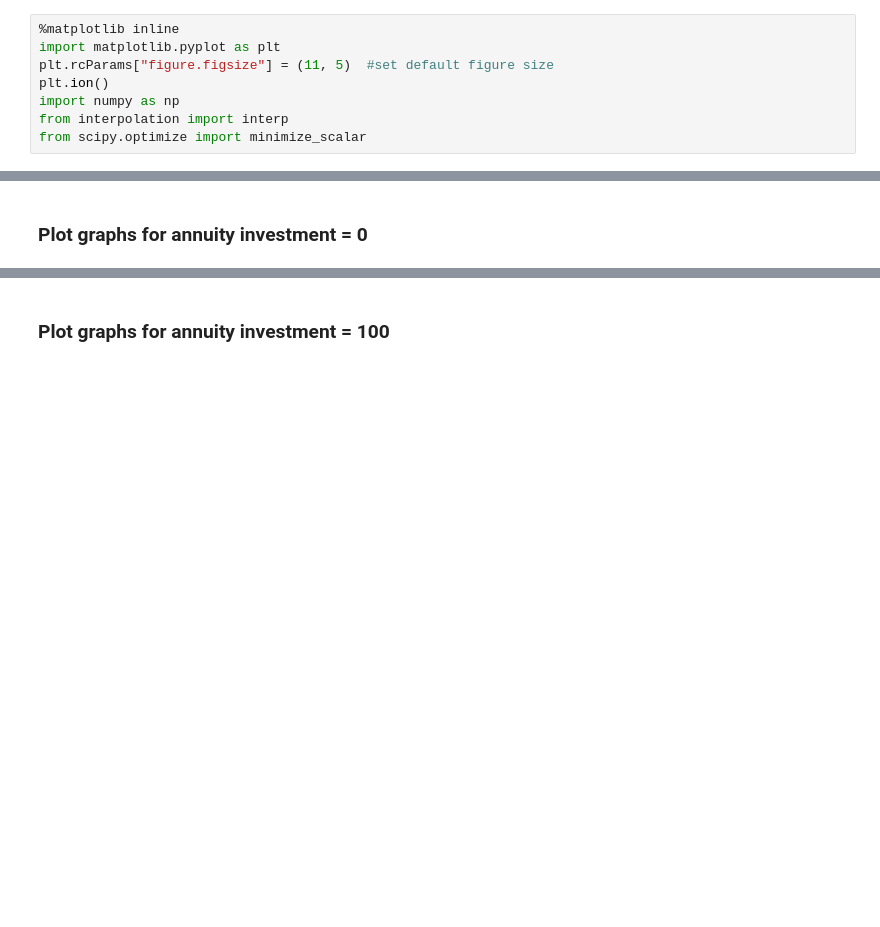
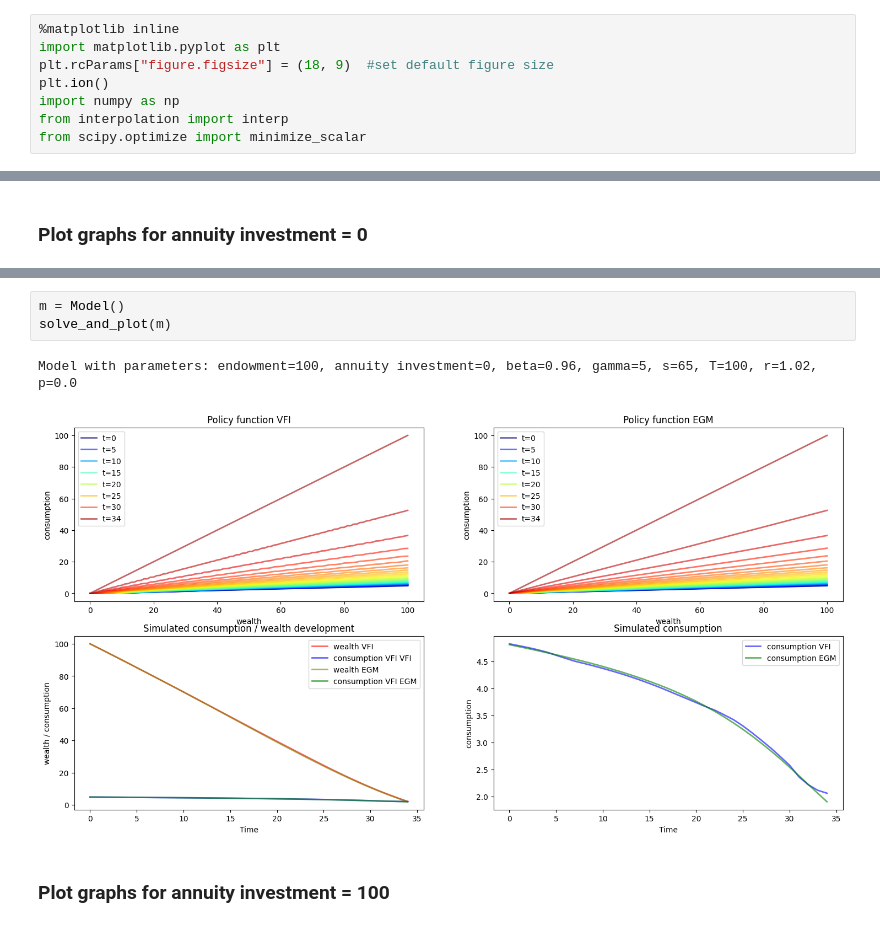
Before and after one commit to jonathan-cl/thesis, a Jupyter notebook: first_exercise/egm_and_vfi.ipynb, the cells around one changed output, grey strips where cells are left out. Saved outputs shown, nothing was run; the diff lists cells and outputs as text; blank space fills up the shorter version.

```diff
--- a/first_exercise/egm_and_vfi.ipynb
+++ b/first_exercise/egm_and_vfi.ipynb
@@ -31,7 +31,7 @@ $$c_t = (u')^{-1} [S(t) \beta R u'(\sigma(a_t + p))]$$
 # %%
 %matplotlib inline
 import matplotlib.pyplot as plt
-plt.rcParams["figure.figsize"] = (11, 5)  #set default figure size
+plt.rcParams["figure.figsize"] = (18, 9)  #set default figure size
 plt.ion()
 import numpy as np
 from interpolation import interp
@@ -237,2 +226,8 @@ Model with parameters: endowment=100, annuity investment=0, beta=0.96, gamma=5,
+# %%
+m = Model()
+solve_and_plot(m)
+# %% [output]
+Model with parameters: endowment=100, annuity investment=0, beta=0.96, gamma=5, s=65, T=100, r=1.02, p=0.0
+[figure, added]
 # %% [markdown]
 ### Plot graphs for annuity investment = 100
```
Also changed, not shown: parts of 4 cells of this notebook.
